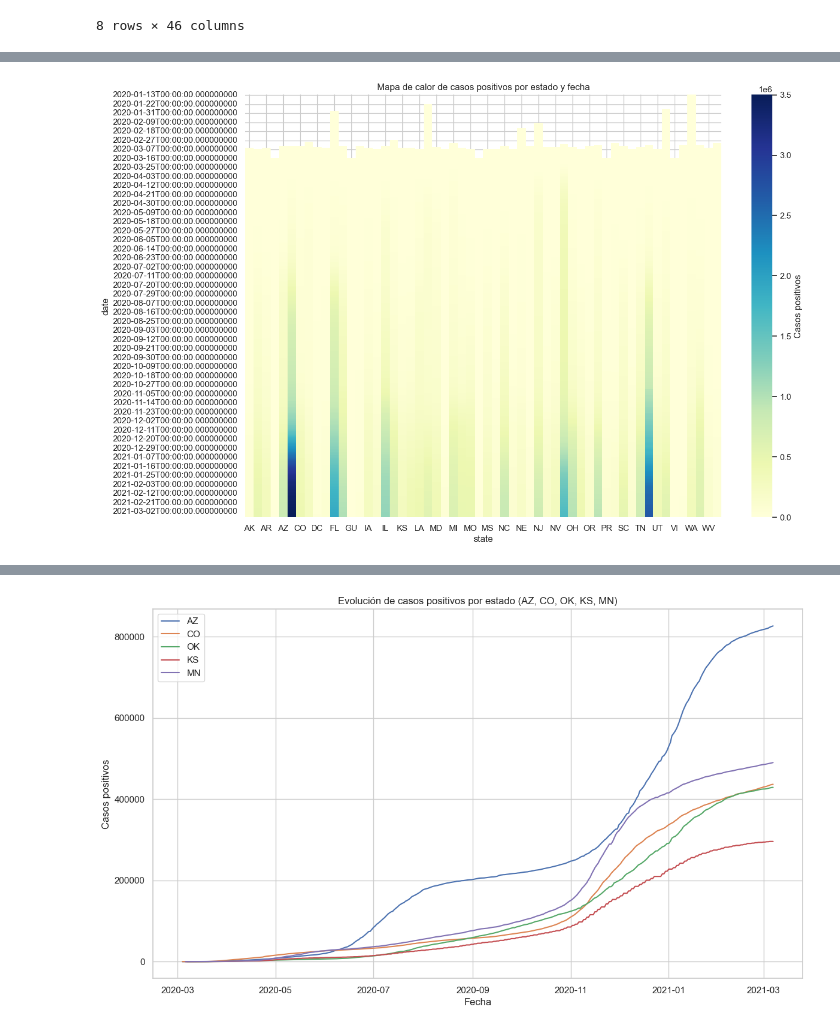
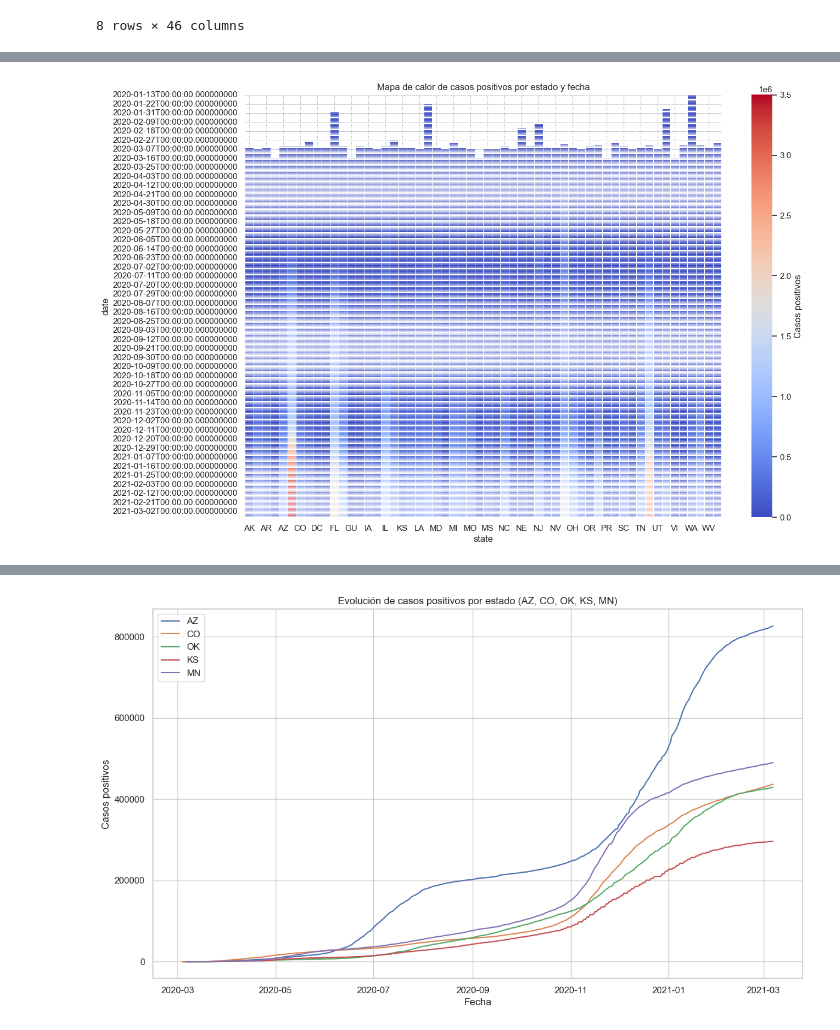
Before and after one commit to AI-School-F5-P3/ib_minidathaton, a Jupyter notebook: EDA_test.ipynb, the cells around one changed output, grey strips where cells are left out. Cells and saved outputs as stored; diff of their text form; code cells hidden in the pictures.

```diff
--- a/EDA_test.ipynb
+++ b/EDA_test.ipynb
@@ -87,7 +87,7 @@ Estadísticas descriptivas:
 data['date'] = pd.to_datetime(data['date'], format='%Y%m%d')
 
 # Seleccionar columnas clave para el análisis
-columns = ['date', 'state', 'positive', 'negative', 'death', 'hospitalized', 'totalTestResults']
+columns = ['date', 'state', 'positive', 'negative', 'death', 'hospitalizedCurrently','hospitalizedCumulative', 'onVentilatorCurrently', 'totalTestResults']
 data = data[columns]
 
 #1. Contar valores nulos (NaN) en cada columna antes de la imputación
@@ -123,12 +125,15 @@ data['totalTestResults'] = data.apply(
     if pd.isnull(row['totalTestResults']) and not pd.isnull(row['negative']) and not pd.isnull(row['positive'])
     else row['totalTestResults'], axis=1
 )
+# Imputar mediante interpolación
+data['hospitalizedCurrently'] = data['hospitalizedCurrently'].interpolate(method='linear')
+data['hospitalizedCumulative'] = data['hospitalizedCumulative'].interpolate(method='linear')
+data['onVentilatorCurrently'] = data['onVentilatorCurrently'].interpolate(method='linear')
+data['death'] = data['death'].interpolate(method='linear')
 
-# Llenar los valores nulos restantes (por ejemplo, en 'death', 'hospitalized') con ceros
-data.fillna({'death': 0, 'hospitalized': 0, 'negative': 0, 'positive': 0, 'totalTestResults': 0}, inplace=True)
 
 # Verificación de valores nulos después de la imputación
-print("\nNúmero de NaNs por columna después de la imputación:")
+print("\nNúmero de NaNs por columna después de la 1a imputación:")
 print(data.isnull().sum())
 
 # Mostramos una vista previa de los datos después de la limpieza e imputación
@@ -151,0 +159,11 @@ dtype: int64
+# %%
+data['totalTestResults'] = data['totalTestResults'].interpolate(method='linear')
+data['positive'] = data['positive'].interpolate(method='linear')
+data['negative'] = data['negative'].interpolate(method='linear')
+
+# Verificación de valores nulos después de la imputación
+print("\nNúmero de NaNs por columna después de la 2a imputación:")
+print(data.isnull().sum())
+
+# Mostramos una vista previa de los datos después de la limpieza e imputación
+display(data.head())
@@ -151,0 +188,9 @@ dtype: int64
+# %%
+# Ya que queda un valor faltante en la primera fila y la interpolación en pandas no puede imputar el primer valor faltante ya no hay un valor anterior que sirva de referencia.
+data['negative'].iloc[0] = 0
+# Verificación de valores nulos después de la imputación
+print("\nNúmero de NaNs por columna después de la 3a imputación:")
+print(data.isnull().sum())
+
+# Mostramos una vista previa de los datos después de la limpieza e imputación
+display(data.head())
@@ -152,11 +229,11 @@ dtype: int64
 # %%
 # Crear una tabla dinámica para el mapa de calor
 pivot_table = data.pivot_table(values='positive', index='date', columns='state', aggfunc='sum')
 
 # Generar el mapa de calor
 plt.figure(figsize=(14, 10))
-sns.heatmap(pivot_table, cmap='YlGnBu', cbar_kws={'label': 'Casos positivos'})
+sns.heatmap(pivot_table, cmap='coolwarm', linewidths=0.5, cbar_kws={'label': 'Casos positivos'})
 plt.title("Mapa de calor de casos positivos por estado y fecha")
 plt.show()
 # %% [output]
-[figure, old version]
+[figure, new version]
```
Also changed, not shown: parts of 10 cells of this notebook.
